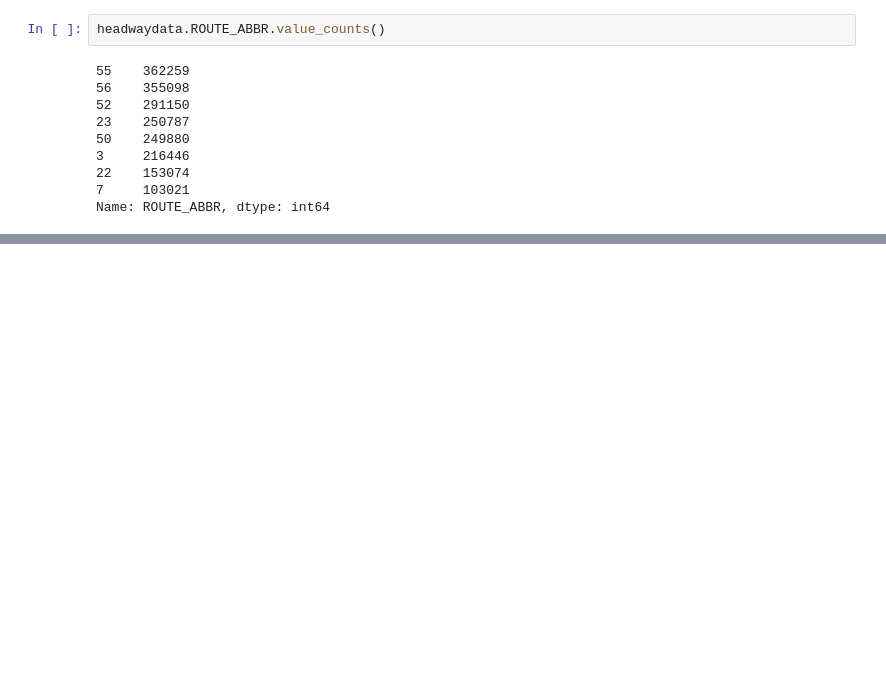
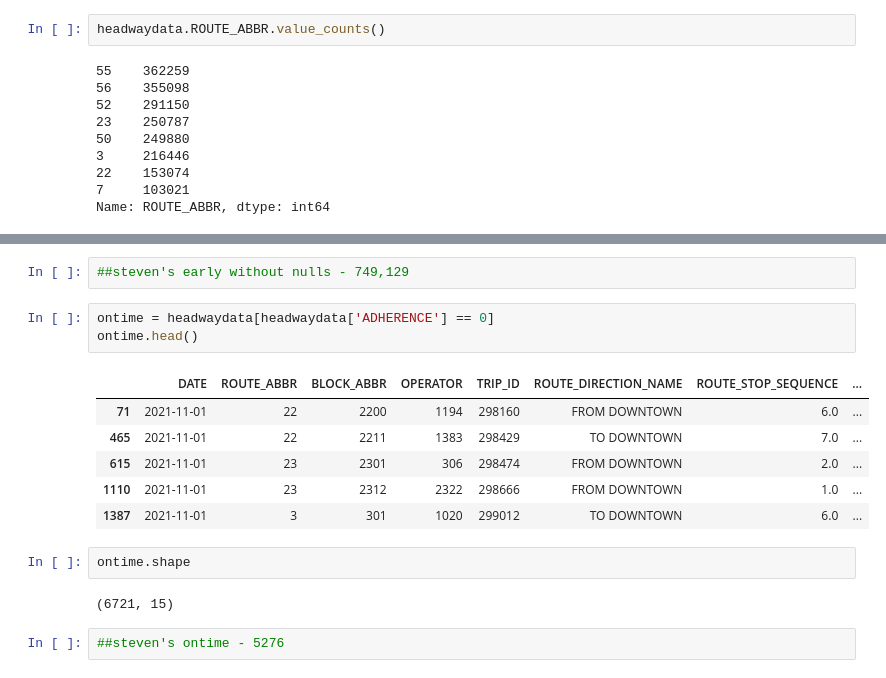
Before and after one commit to NSS-Data-Analytics-Cohort-7/wego-grumpy-concat, a Jupyter notebook: notebook/wego.ipynb, the cells around one changed output, grey strips where cells are left out. Drawn from its saved outputs; the diff is of its cells as text; blank space fills up the shorter version.

```diff
--- a/notebook/wego.ipynb
+++ b/notebook/wego.ipynb
@@ -309,0 +412,18 @@ headwaydata['ADHERENCE'].corr(headwaydata['ACTUAL_HDWY'])
+# %%
+##steven's early without nulls - 749,129
+# %%
+ontime = headwaydata[headwaydata['ADHERENCE'] == 0]
+ontime.head()
+# %% [output]
+|  | DATE | ROUTE_ABBR | BLOCK_ABBR | OPERATOR | TRIP_ID | ROUTE_DIRECTION_NAME | ROUTE_STOP_SEQUENCE | ... |
+| 71 | 2021-11-01 | 22 | 2200 | 1194 | 298160 | FROM DOWNTOWN | 6.0 | ... |
+| 465 | 2021-11-01 | 22 | 2211 | 1383 | 298429 | TO DOWNTOWN | 7.0 | ... |
+| 615 | 2021-11-01 | 23 | 2301 | 306 | 298474 | FROM DOWNTOWN | 2.0 | ... |
+| 1110 | 2021-11-01 | 23 | 2312 | 2322 | 298666 | FROM DOWNTOWN | 1.0 | ... |
+| 1387 | 2021-11-01 | 3 | 301 | 1020 | 299012 | TO DOWNTOWN | 6.0 | ... |
+# %%
+ontime.shape
+# %% [output]
+(6721, 15)
+# %%
+##steven's ontime - 5276
```
Also changed, not shown: parts of 20 cells of this notebook.
